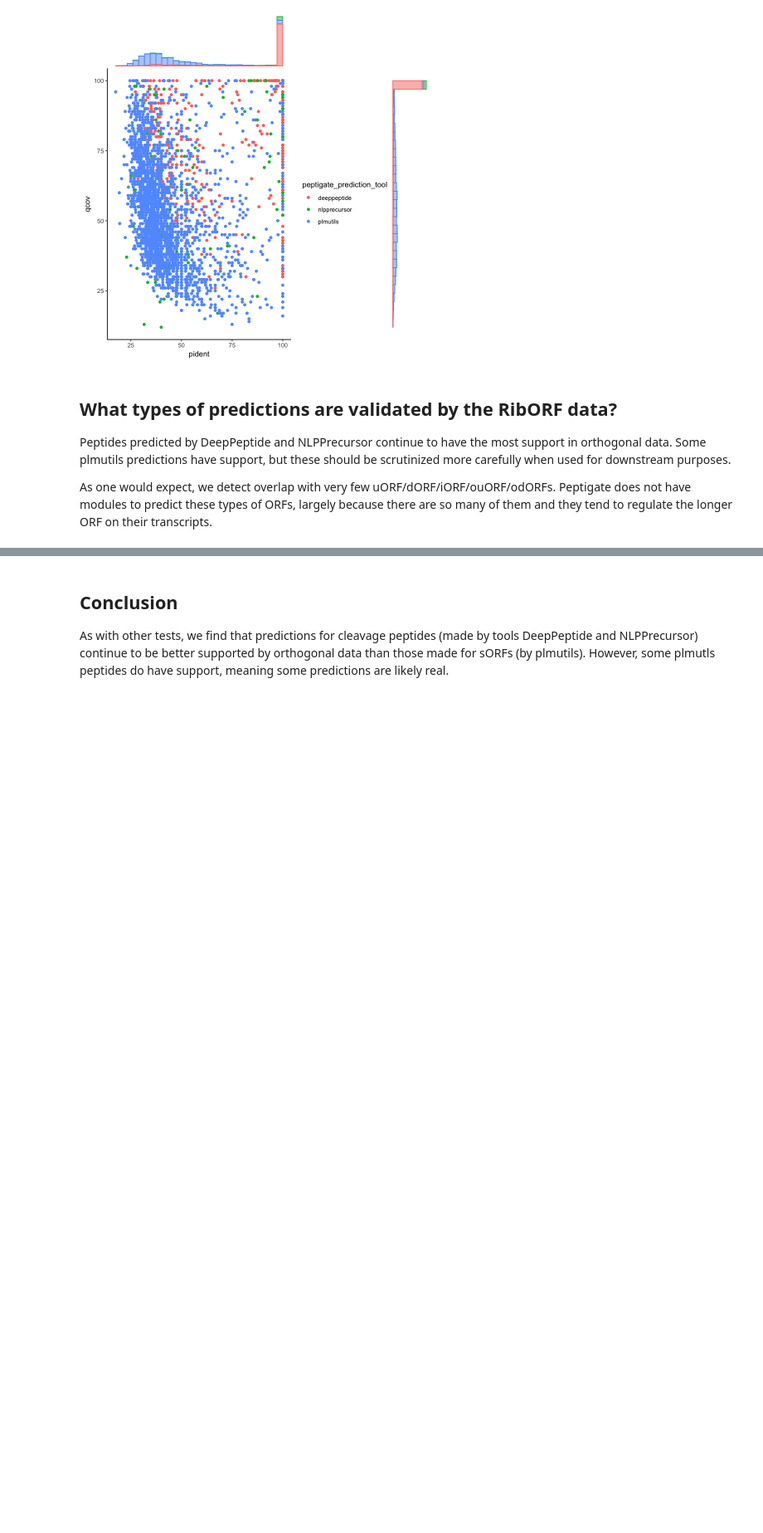
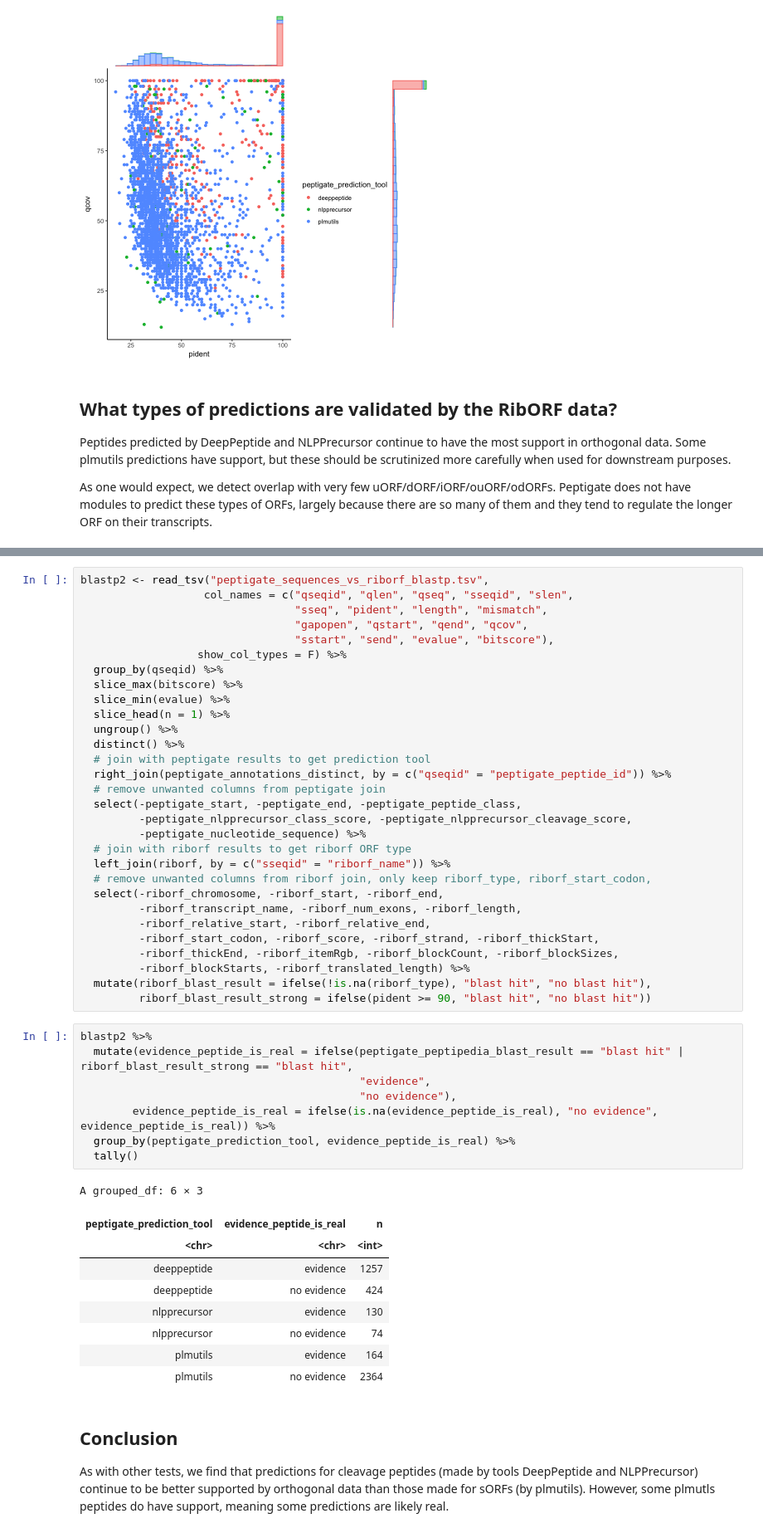
Before and after one commit to Arcadia-Science/2024-peptigate-evaluation, a Jupyter notebook: riborf/20240329-peptigate-vs-riborf-predictions.ipynb, the cells around one changed output, grey strips where cells are left out. Shown at 83% size. Cells and saved outputs as stored; diff of their text form; blank space fills up the shorter version.

```diff
--- a/riborf/20240329-peptigate-vs-riborf-predictions.ipynb
+++ b/riborf/20240329-peptigate-vs-riborf-predictions.ipynb
@@ -195,3 +205,51 @@ A grouped_df: 22 × 6
+# %%
+blastp2 <- read_tsv("peptigate_sequences_vs_riborf_blastp.tsv",
+                   col_names = c("qseqid", "qlen", "qseq", "sseqid", "slen",
+                                 "sseq", "pident", "length", "mismatch",
+                                 "gapopen", "qstart", "qend", "qcov",
+                                 "sstart", "send", "evalue", "bitscore"),
+                  show_col_types = F) %>%
+  group_by(qseqid) %>%
+  slice_max(bitscore) %>%
+  slice_min(evalue) %>%
+  slice_head(n = 1) %>%
+  ungroup() %>%
+  distinct() %>%
+  # join with peptigate results to get prediction tool
+  right_join(peptigate_annotations_distinct, by = c("qseqid" = "peptigate_peptide_id")) %>%
+  # remove unwanted columns from peptigate join
+  select(-peptigate_start, -peptigate_end, -peptigate_peptide_class,
+         -peptigate_nlpprecursor_class_score, -peptigate_nlpprecursor_cleavage_score,
+         -peptigate_nucleotide_sequence) %>%
+  # join with riborf results to get riborf ORF type
+  left_join(riborf, by = c("sseqid" = "riborf_name")) %>%
+  # remove unwanted columns from riborf join, only keep riborf_type, riborf_start_codon,
+  select(-riborf_chromosome, -riborf_start, -riborf_end,
+         -riborf_transcript_name, -riborf_num_exons, -riborf_length,
+         -riborf_relative_start, -riborf_relative_end,
+         -riborf_start_codon, -riborf_score, -riborf_strand, -riborf_thickStart,
+         -riborf_thickEnd, -riborf_itemRgb, -riborf_blockCount, -riborf_blockSizes,
+         -riborf_blockStarts, -riborf_translated_length) %>%
+  mutate(riborf_blast_result = ifelse(!is.na(riborf_type), "blast hit", "no blast hit"),
+         riborf_blast_result_strong = ifelse(pident >= 90, "blast hit", "no blast hit"))
+# %%
+blastp2 %>%
+  mutate(evidence_peptide_is_real = ifelse(peptigate_peptipedia_blast_result == "blast hit" | riborf_blast_result_strong == "blast hit",
+                                           "evidence",
+                                           "no evidence"),
+        evidence_peptide_is_real = ifelse(is.na(evidence_peptide_is_real), "no evidence", evidence_peptide_is_real)) %>%
+  group_by(peptigate_prediction_tool, evidence_peptide_is_real) %>%
+  tally()
+# %% [output]
+A grouped_df: 6 × 3
+| peptigate_prediction_tool | evidence_peptide_is_real | n |
+| <chr> | <chr> | <int> |
+| deeppeptide | evidence | 1257 |
+| deeppeptide | no evidence | 424 |
+| nlpprecursor | evidence | 130 |
+| nlpprecursor | no evidence | 74 |
+| plmutils | evidence | 164 |
+| plmutils | no evidence | 2364 |
 # %% [markdown]
 ## Conclusion
 
```
Also changed, not shown: parts of 5 cells of this notebook, 1 other file.
